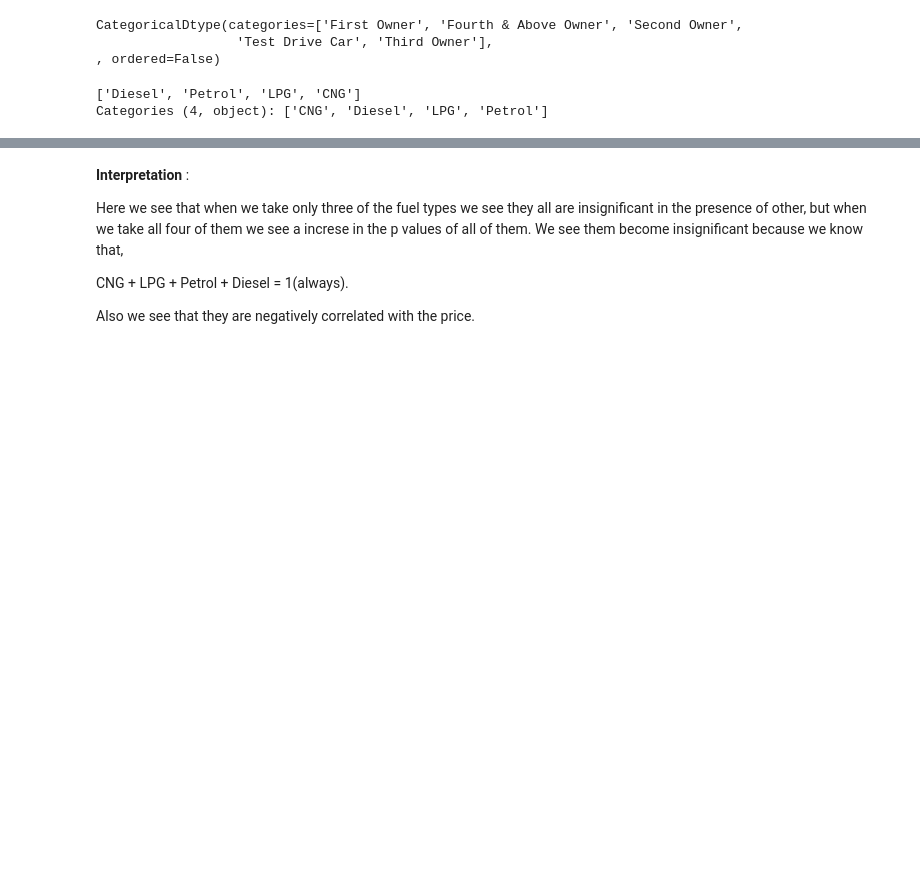
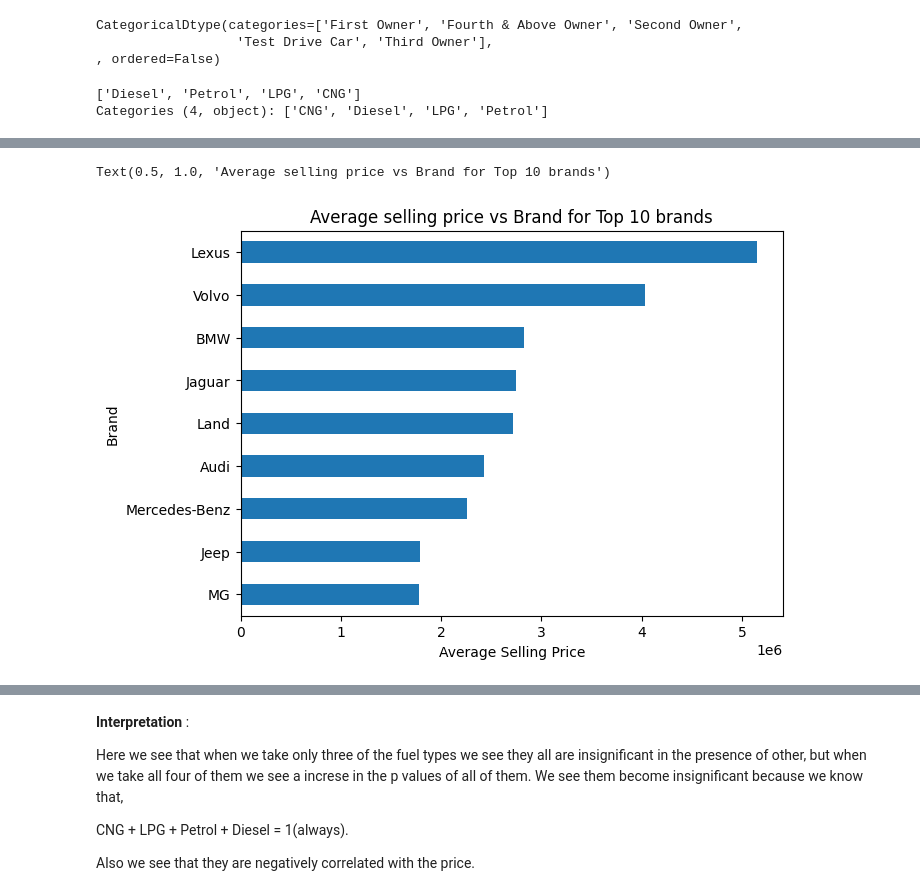
Before and after one commit to haverstein/CarDekho-Analysis, a Jupyter notebook: Copy_of_CarDekho_Analysis.ipynb, the cells around one changed output, grey strips where cells are left out. Cells and saved outputs as stored; diff of their text form; code cells hidden in the pictures; blank space fills up the shorter version.

```diff
--- a/Copy_of_CarDekho_Analysis.ipynb
+++ b/Copy_of_CarDekho_Analysis.ipynb
@@ -228,0 +279,8 @@ df.head()
+# %%
+plt.figure(figsize=(7,5))
+df.groupby('Brand').mean().selling_price.sort_values(ascending=True)[-9:].plot.barh()
+plt.xlabel('Average Selling Price')
+plt.title('Average selling price vs Brand for Top 10 brands')
+# %% [output]
+Text(0.5, 1.0, 'Average selling price vs Brand for Top 10 brands')
+[figure, added]
```
Also changed, not shown: parts of 25 cells of this notebook.
